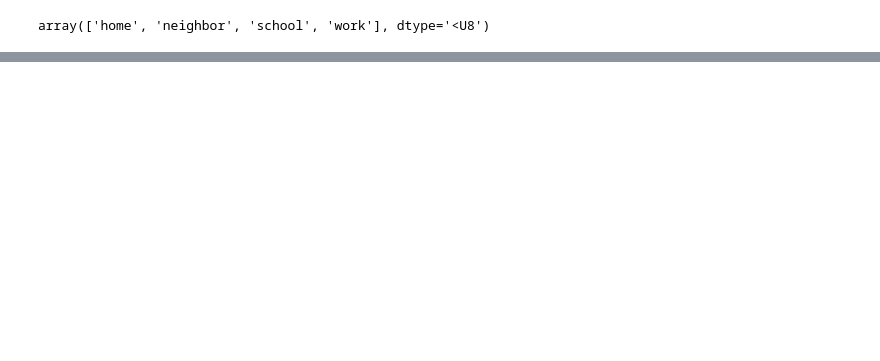
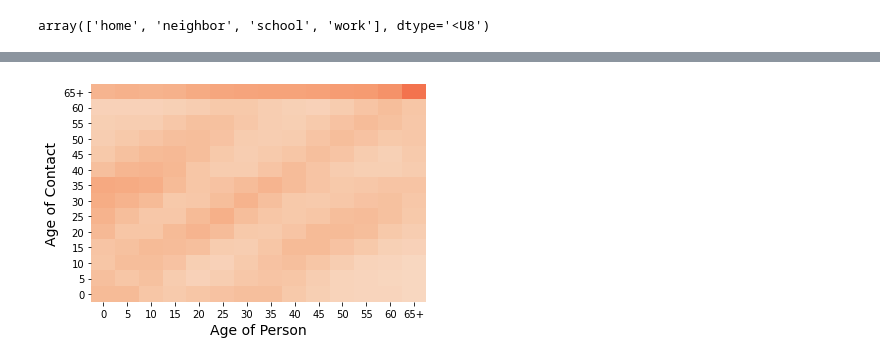
Before and after one commit to yambanis/CovidMDP, a Jupyter notebook: notebooks/Modelagem Grafo SP/Validando modelagem - Contatos por Idade.ipynb, the cells around one changed output, grey strips where cells are left out. Saved outputs shown, nothing was run; the diff lists cells and outputs as text; code cells hidden in the pictures; blank space fills up the shorter version.

```diff
--- a/notebooks/Modelagem Grafo SP/Validando modelagem - Contatos por Idade.ipynb
+++ b/notebooks/Modelagem Grafo SP/Validando modelagem - Contatos por Idade.ipynb
@@ -44,12 +44,12 @@ make_heatmap(people, 'All Relations', 'heatmap_no_restriction')
 # %%
-people_no_schools = {}
+people_schools = {}
 
 for i,person in enumerate(G.nodes()):
-    people_no_schools[i] = defaultdict(int)
-    people_no_schools[i]['age'] = G.nodes[person]['age']
+    people_schools[i] = defaultdict(int)
+    people_schools[i]['age'] = G.nodes[person]['age']
     for x,y,values in G.edges(person, data=True):
-        if values['edge_type'] != 'school':
-            people_no_schools[i][G.nodes[y]['age']] += 1
+        if values['edge_type'] == 'school':
+            people_schools[i][G.nodes[y]['age']] += 1
 # %%
 np.unique([z['edge_type'] for x,y,z in G.edges(data=True)])
 # %% [output]
@@ -61,10 +61,10 @@ make_heatmap(people_no_schools, 'No School Relations', 'heatmap_no_schools')
 # %%
-people_no_work = {}
+people_work = {}
 
 for i,person in enumerate(G.nodes()):
-    people_no_work[i] = defaultdict(int)
-    people_no_work[i]['age'] = G.nodes[person]['age']
+    people_work[i] = defaultdict(int)
+    people_work[i]['age'] = G.nodes[person]['age']
     for x,y,values in G.edges(person, data=True):
-        if values['edge_type'] != 'work':
-            people_no_work[i][G.nodes[y]['age']] += 1
+        if values['edge_type'] == 'work':
+            people_work[i][G.nodes[y]['age']] += 1
 # %%
@@ -74,3 +74,16 @@ make_heatmap(people_no_work, 'No Work Relations', 'heatmap_no_work')
+# %%
+people_neigh = {}
+
+for i,person in enumerate(G.nodes()):
+    people_neigh[i] = defaultdict(int)
+    people_neigh[i]['age'] = G.nodes[person]['age']
+    for x,y,values in G.edges(person, data=True):
+        if values['edge_type'] != 'work' and values['edge_type'] != 'school':
+            people_neigh[i][G.nodes[y]['age']] += 1
+# %%
+make_heatmap(people_neigh, 'No Work ro school Relations', 'heatmap_age_neighborhood')
+# %% [output]
+[figure, added]
 # %%
 for z in range(1,340):
     l = [(x,y,()) for x,y,v in G.edges(data=True) if v['edge_type'] == 'work' and v['zone'] == z]
```
Also changed, not shown: parts of 4 cells of this notebook, 1 other file.
